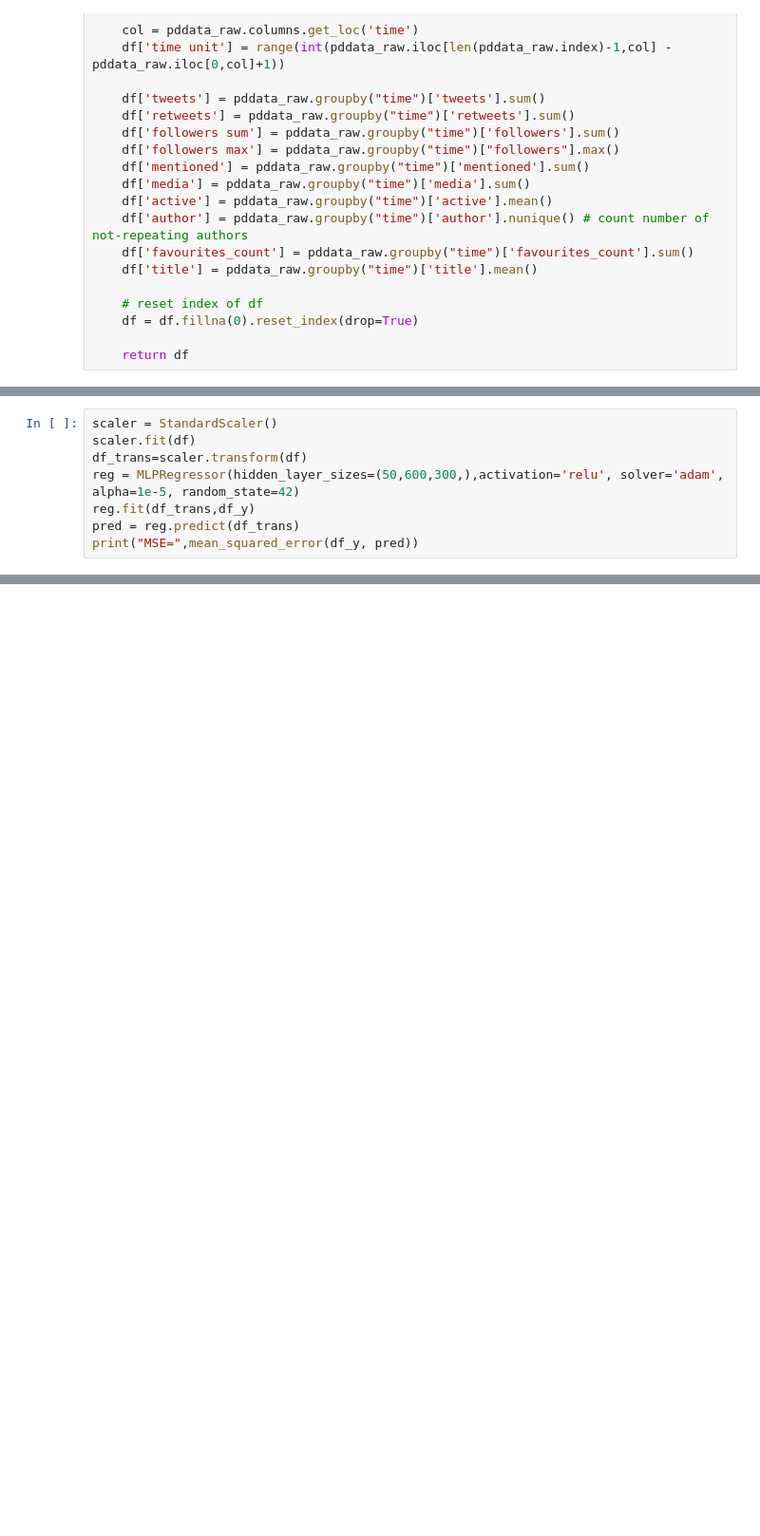
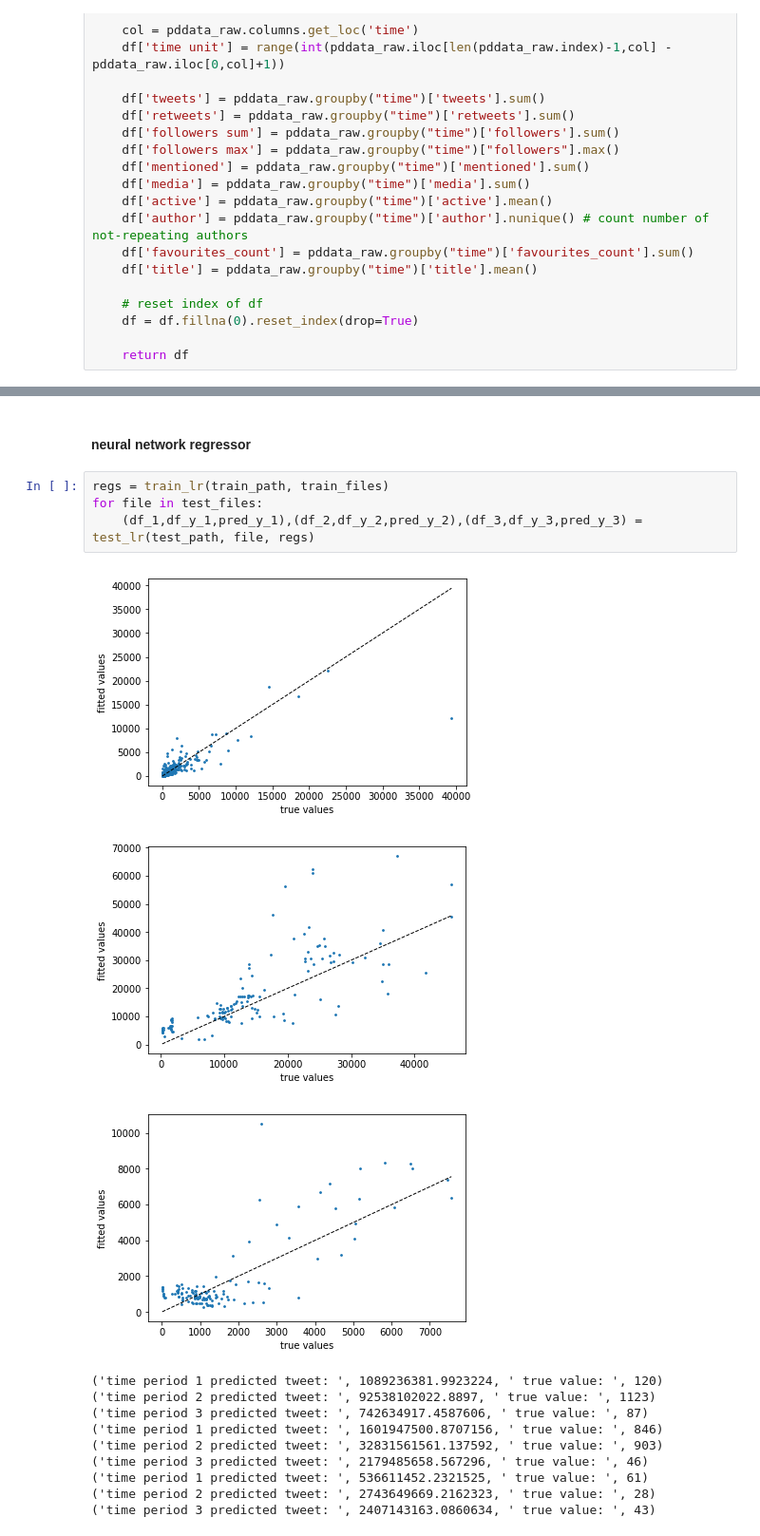
Before and after one commit to ruizhi92/ECE219-Large-Scale-Data-Mining, a Jupyter notebook: project5_twitter/Q14.ipynb, the cells around one changed output, grey strips where cells are left out. Shown at 95% size. Drawn from its saved outputs; the diff is of its cells as text; blank space fills up the shorter version.

```diff
--- a/project5_twitter/Q14.ipynb
+++ b/project5_twitter/Q14.ipynb
@@ -431,8 +99,0 @@ print(pred1,pred2,pred3)
-# %%
-scaler = StandardScaler()
-scaler.fit(df)
-df_trans=scaler.transform(df)
-reg = MLPRegressor(hidden_layer_sizes=(50,600,300,),activation='relu', solver='adam', alpha=1e-5, random_state=42)
-reg.fit(df_trans,df_y)
-pred = reg.predict(df_trans)
-print("MSE=",mean_squared_error(df_y, pred))
@@ -511,0 +369,19 @@ plot_recipe(dfo_y_2,pred)
+# %% [markdown]
+#### neural network regressor
+# %%
+regs = train_lr(train_path, train_files)
+for file in test_files:
+    (df_1,df_y_1,pred_y_1),(df_2,df_y_2,pred_y_2),(df_3,df_y_3,pred_y_3) = test_lr(test_path, file, regs)
+# %% [output]
+[figure, added]
+[figure, added]
+[figure, added]
+('time period 1 predicted tweet: ', 1089236381.9923224, ' true value: ', 120)
+('time period 2 predicted tweet: ', 92538102022.8897, ' true value: ', 1123)
+('time period 3 predicted tweet: ', 742634917.4587606, ' true value: ', 87)
+('time period 1 predicted tweet: ', 1601947500.8707156, ' true value: ', 846)
+('time period 2 predicted tweet: ', 32831561561.137592, ' true value: ', 903)
+('time period 3 predicted tweet: ', 2179485658.567296, ' true value: ', 46)
+('time period 1 predicted tweet: ', 536611452.2321525, ' true value: ', 61)
+('time period 2 predicted tweet: ', 2743649669.2162323, ' true value: ', 28)
+('time period 3 predicted tweet: ', 2407143163.0860634, ' true value: ', 43)
```
Also changed, not shown: parts of 51 cells of this notebook, 2 other files.
